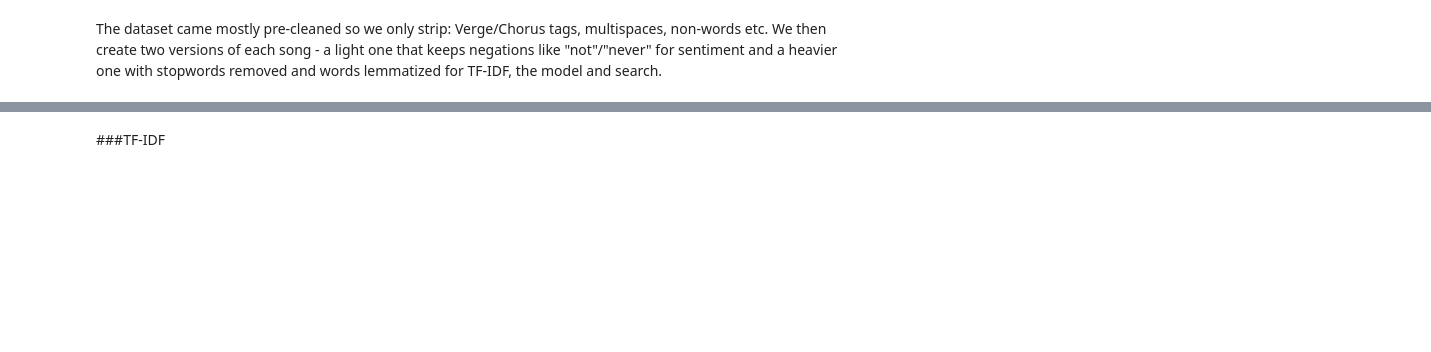
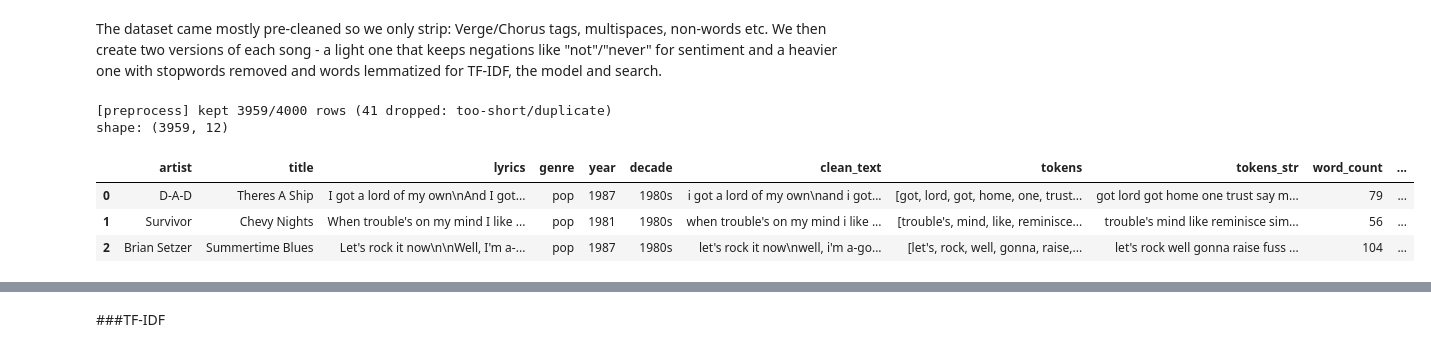
Before and after one commit to ionutbirescu/lyrics-data-mining, a Jupyter notebook: GeniusLyrics.ipynb, the cells around one changed output, grey strips where cells are left out. Saved outputs shown, nothing was run; the diff lists cells and outputs as text; code cells hidden in the pictures; blank space fills up the shorter version.

Commit message:
corrected preprocessing

```diff
--- a/GeniusLyrics.ipynb
+++ b/GeniusLyrics.ipynb
@@ -279,7 +297,7 @@ _NON_WORD     = re.compile(r"[^a-z'\s]")
 def clean_text(raw):
     if not isinstance(raw, str):
         return ""
-    t = _EMBED_TAIL.sub(" ", raw.strip())
+    t = raw  # Initialize 't' with the raw input
     t = _SECTION_TAG.sub(" ", t)
     t = _WEIRD_SPACES.sub(" ", t)
     t = _MULTISPACE.sub(" ", t)
@@ -293,33 +311,40 @@ def tokenize(clean):
     out = []
     for w in _NON_WORD.sub(" ", clean).split():
         w = w.strip("'")
         if len(w) < 3 or w in STOPWORDS:
             continue
         out.append(LEMMATIZER.lemmatize(w))
     return out
 
 def preprocess_dataframe(df, text_col="lyrics", min_words=20):
     """Add clean_text, tokens, tokens_str, word_count, unique_word_count, ttr; drop too-short/duplicate rows."""
     df = df.copy()
     df["clean_text"]        = df[text_col].apply(clean_text)
     df["tokens"]            = df["clean_text"].apply(tokenize)
     df["tokens_str"]        = df["tokens"].apply(lambda toks: " ".join(toks))
     df["word_count"]        = df["tokens"].apply(len)
     df["unique_word_count"] = df["tokens"].apply(lambda toks: len(set(toks)))
     df["ttr"]               = df.apply(
         lambda r: r["unique_word_count"] / r["word_count"] if r["word_count"] else 0.0, axis=1)
 
     before = len(df)
     df = df[df["word_count"] >= min_words]
     df = df.drop_duplicates(subset="clean_text").reset_index(drop=True)
     print(f"[preprocess] kept {len(df)}/{before} rows ({before - len(df)} dropped: too-short/duplicate)")
     return df
 
 df = pd.read_csv("lyrics_raw.csv")
 df = preprocess_dataframe(df)
 df.to_csv("lyrics_clean.csv", index=False)
 print("shape:", df.shape)
 df.head(3)
+# %% [output]
+[preprocess] kept 3959/4000 rows (41 dropped: too-short/duplicate)
+shape: (3959, 12)
+|  | artist | title | lyrics | genre | year | decade | clean_text | tokens | tokens_str | word_count | ... |
+| 0 | D-A-D | Theres A Ship | I got a lord of my own\nAnd I got... | pop | 1987 | 1980s | i got a lord of my own\nand i got... | [got, lord, got, home, one, trust... | got lord got home one trust say m... | 79 | ... |
+| 1 | Survivor | Chevy Nights | When trouble's on my mind I like ... | pop | 1981 | 1980s | when trouble's on my mind i like ... | [trouble's, mind, like, reminisce... | trouble's mind like reminisce sim... | 56 | ... |
+| 2 | Brian Setzer | Summertime Blues | Let's rock it now\n\nWell, I'm a-... | pop | 1987 | 1980s | let's rock it now\nwell, i'm a-go... | [let's, rock, well, gonna, raise,... | let's rock well gonna raise fuss ... | 104 | ... |
 # %%
 from google.colab import files
 files.download("lyrics_clean.csv")
```
Also changed, not shown: parts of 2 cells of this notebook.
